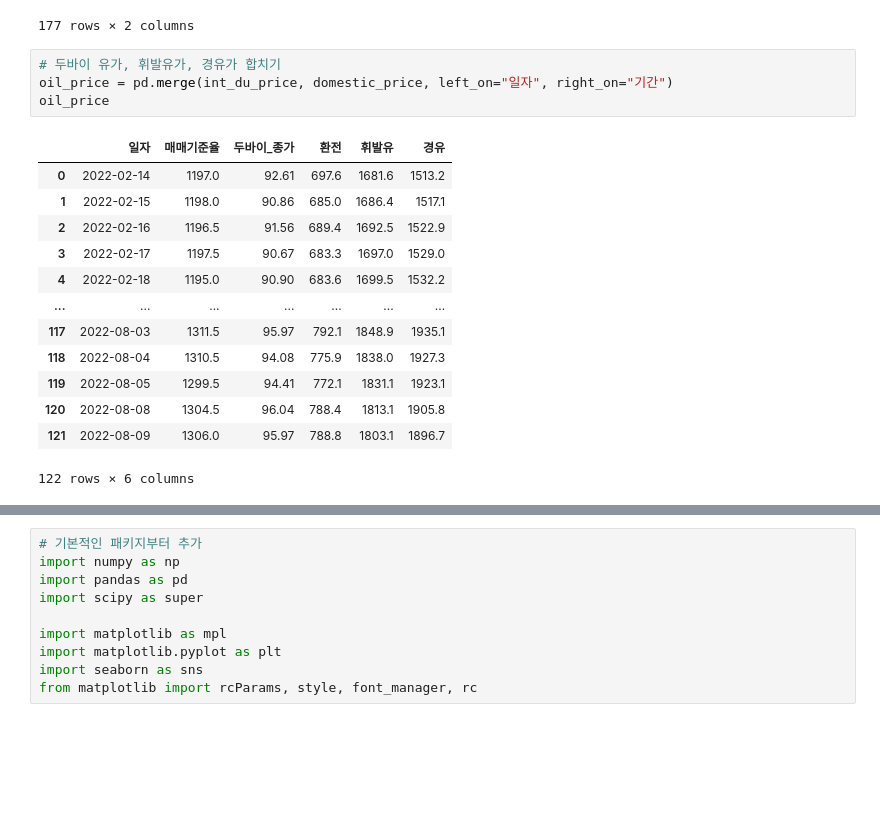
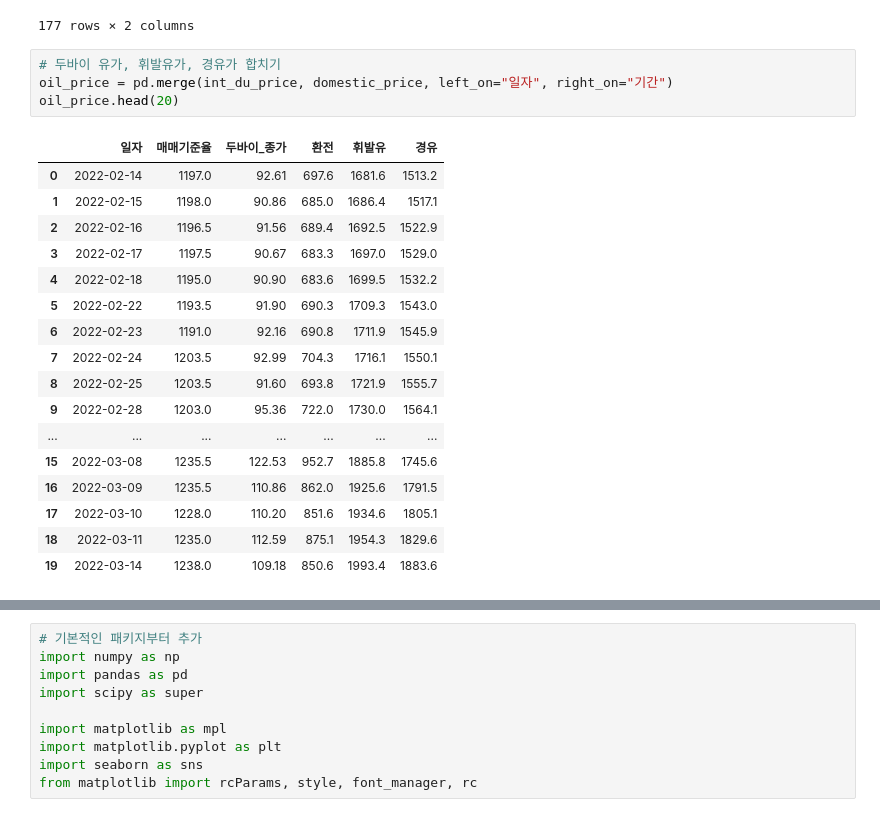
Before and after one commit to certainly-I/Busan-Oil-Price-Analysis, a Jupyter notebook: 국내유가_국제유가_비교분석.ipynb, the cells around one changed output, grey strips where cells are left out. Cells and saved outputs as stored; diff of their text form; blank space fills up the shorter version.

```diff
--- a/국내유가_국제유가_비교분석.ipynb
+++ b/국내유가_국제유가_비교분석.ipynb
@@ -302,18 +363,22 @@ domestic_price
 # %%
 # 두바이 유가, 휘발유가, 경유가 합치기
 oil_price = pd.merge(int_du_price, domestic_price, left_on="일자", right_on="기간")
-oil_price
+oil_price.head(20)
 # %% [output]
 |  | 일자 | 매매기준율 | 두바이_종가 | 환전 | 휘발유 | 경유 |
 | 0 | 2022-02-14 | 1197.0 | 92.61 | 697.6 | 1681.6 | 1513.2 |
 | 1 | 2022-02-15 | 1198.0 | 90.86 | 685.0 | 1686.4 | 1517.1 |
 | 2 | 2022-02-16 | 1196.5 | 91.56 | 689.4 | 1692.5 | 1522.9 |
 | 3 | 2022-02-17 | 1197.5 | 90.67 | 683.3 | 1697.0 | 1529.0 |
 | 4 | 2022-02-18 | 1195.0 | 90.90 | 683.6 | 1699.5 | 1532.2 |
+| 5 | 2022-02-22 | 1193.5 | 91.90 | 690.3 | 1709.3 | 1543.0 |
+| 6 | 2022-02-23 | 1191.0 | 92.16 | 690.8 | 1711.9 | 1545.9 |
+| 7 | 2022-02-24 | 1203.5 | 92.99 | 704.3 | 1716.1 | 1550.1 |
+| 8 | 2022-02-25 | 1203.5 | 91.60 | 693.8 | 1721.9 | 1555.7 |
+| 9 | 2022-02-28 | 1203.0 | 95.36 | 722.0 | 1730.0 | 1564.1 |
 | ... | ... | ... | ... | ... | ... | ... |
-| 117 | 2022-08-03 | 1311.5 | 95.97 | 792.1 | 1848.9 | 1935.1 |
-| 118 | 2022-08-04 | 1310.5 | 94.08 | 775.9 | 1838.0 | 1927.3 |
-| 119 | 2022-08-05 | 1299.5 | 94.41 | 772.1 | 1831.1 | 1923.1 |
-| 120 | 2022-08-08 | 1304.5 | 96.04 | 788.4 | 1813.1 | 1905.8 |
-| 121 | 2022-08-09 | 1306.0 | 95.97 | 788.8 | 1803.1 | 1896.7 |
+| 15 | 2022-03-08 | 1235.5 | 122.53 | 952.7 | 1885.8 | 1745.6 |
+| 16 | 2022-03-09 | 1235.5 | 110.86 | 862.0 | 1925.6 | 1791.5 |
+| 17 | 2022-03-10 | 1228.0 | 110.20 | 851.6 | 1934.6 | 1805.1 |
+| 18 | 2022-03-11 | 1235.0 | 112.59 | 875.1 | 1954.3 | 1829.6 |
+| 19 | 2022-03-14 | 1238.0 | 109.18 | 850.6 | 1993.4 | 1883.6 |
-122 rows × 6 columns
```
Also changed, not shown: parts of 17 cells of this notebook.
